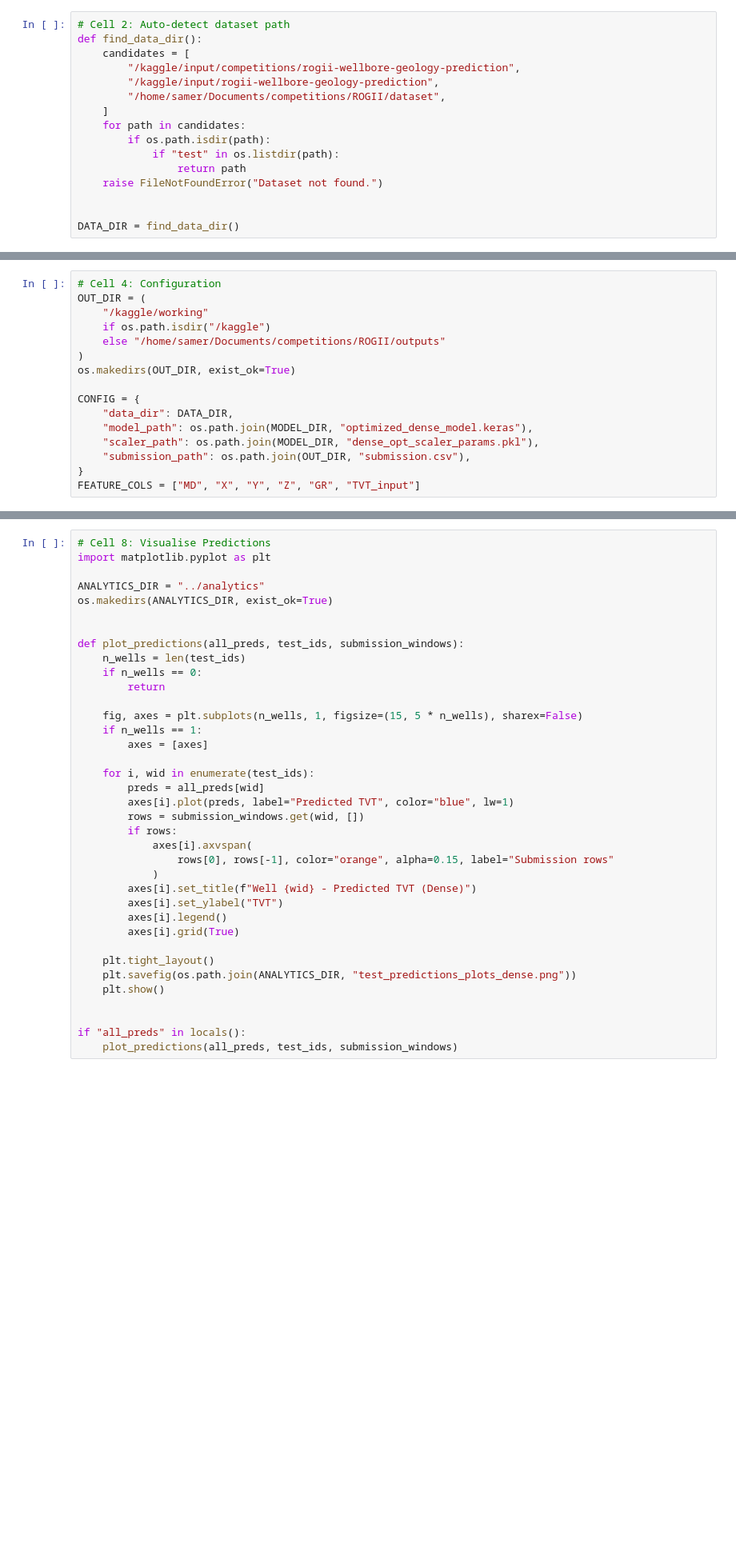
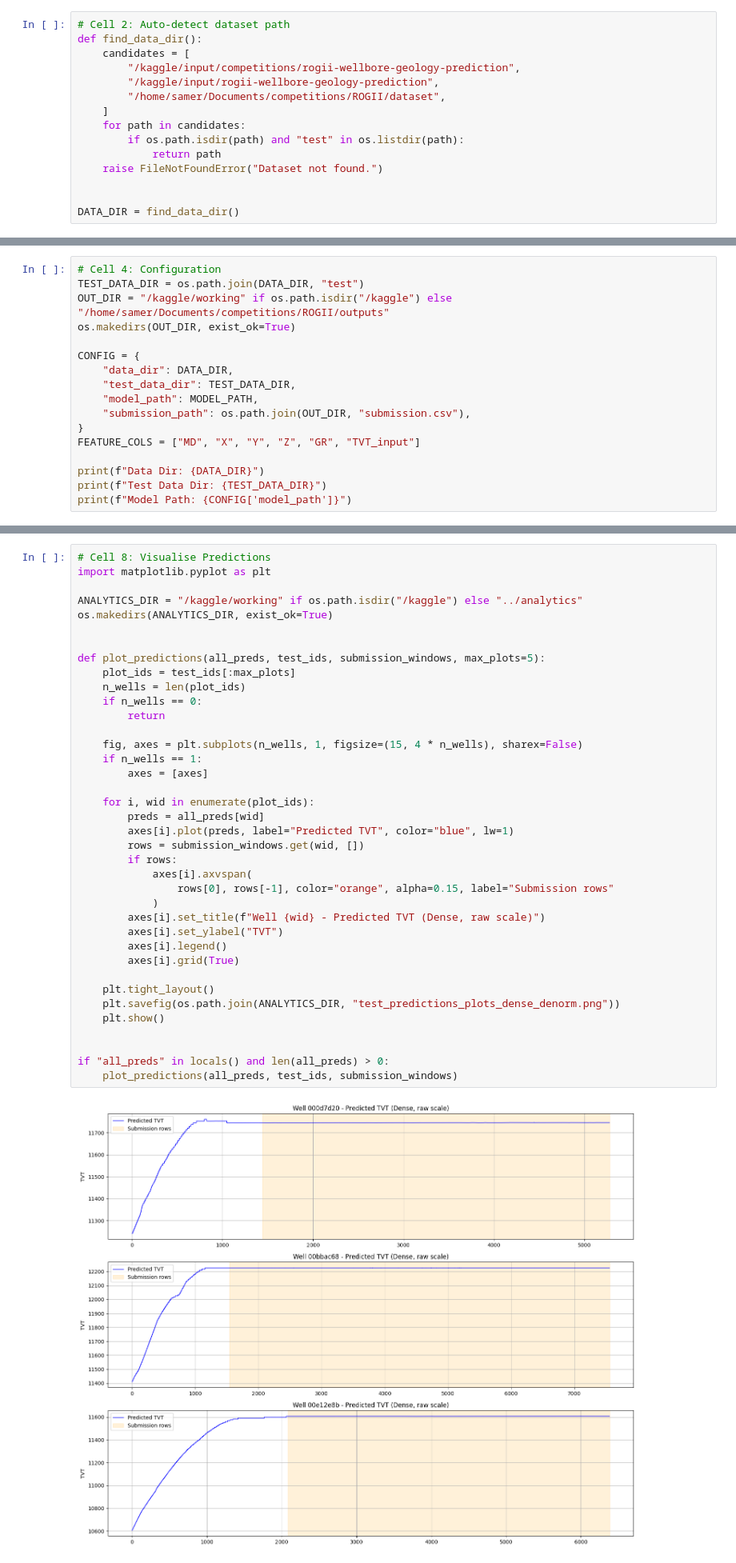
Before and after one commit to Samir-atra/rogii_dev, a Jupyter notebook: notebooks/02_lstm_inference_denorm.ipynb, the cells around one changed output, grey strips where cells are left out. Shown at 80% size. Drawn from its saved outputs; the diff is of its cells as text; blank space fills up the shorter version.

```diff
--- a/notebooks/02_lstm_inference_denorm.ipynb
+++ b/notebooks/02_lstm_inference_denorm.ipynb
@@ -35,9 +32,8 @@ def find_data_dir():
         "/home/samer/Documents/competitions/ROGII/dataset",
     ]
     for path in candidates:
-        if os.path.isdir(path):
-            if "test" in os.listdir(path):
-                return path
+        if os.path.isdir(path) and "test" in os.listdir(path):
+            return path
     raise FileNotFoundError("Dataset not found.")
 
 
@@ -69,16 +86,17 @@ print(f"Using model artifacts from: {MODEL_DIR}")
 # %%
 # Cell 4: Configuration
-OUT_DIR = (
-    "/kaggle/working"
-    if os.path.isdir("/kaggle")
-    else "/home/samer/Documents/competitions/ROGII/outputs"
-)
+TEST_DATA_DIR = os.path.join(DATA_DIR, "test")
+OUT_DIR = "/kaggle/working" if os.path.isdir("/kaggle") else "/home/samer/Documents/competitions/ROGII/outputs"
 os.makedirs(OUT_DIR, exist_ok=True)
 
 CONFIG = {
     "data_dir": DATA_DIR,
-    "model_path": os.path.join(MODEL_DIR, "optimized_dense_model.keras"),
-    "scaler_path": os.path.join(MODEL_DIR, "dense_opt_scaler_params.pkl"),
+    "test_data_dir": TEST_DATA_DIR,
+    "model_path": MODEL_PATH,
     "submission_path": os.path.join(OUT_DIR, "submission.csv"),
 }
 FEATURE_COLS = ["MD", "X", "Y", "Z", "GR", "TVT_input"]
+
+print(f"Data Dir: {DATA_DIR}")
+print(f"Test Data Dir: {TEST_DATA_DIR}")
+print(f"Model Path: {CONFIG['model_path']}")
@@ -207,37 +222,40 @@ print(
 # %%
 # Cell 8: Visualise Predictions
 import matplotlib.pyplot as plt
 
-ANALYTICS_DIR = "../analytics"
+ANALYTICS_DIR = "/kaggle/working" if os.path.isdir("/kaggle") else "../analytics"
 os.makedirs(ANALYTICS_DIR, exist_ok=True)
 
 
-def plot_predictions(all_preds, test_ids, submission_windows):
-    n_wells = len(test_ids)
+def plot_predictions(all_preds, test_ids, submission_windows, max_plots=5):
+    plot_ids = test_ids[:max_plots]
+    n_wells = len(plot_ids)
     if n_wells == 0:
         return
 
-    fig, axes = plt.subplots(n_wells, 1, figsize=(15, 5 * n_wells), sharex=False)
+    fig, axes = plt.subplots(n_wells, 1, figsize=(15, 4 * n_wells), sharex=False)
     if n_wells == 1:
         axes = [axes]
 
-    for i, wid in enumerate(test_ids):
+    for i, wid in enumerate(plot_ids):
         preds = all_preds[wid]
         axes[i].plot(preds, label="Predicted TVT", color="blue", lw=1)
         rows = submission_windows.get(wid, [])
         if rows:
             axes[i].axvspan(
                 rows[0], rows[-1], color="orange", alpha=0.15, label="Submission rows"
             )
-        axes[i].set_title(f"Well {wid} - Predicted TVT (Dense)")
+        axes[i].set_title(f"Well {wid} - Predicted TVT (Dense, raw scale)")
         axes[i].set_ylabel("TVT")
         axes[i].legend()
         axes[i].grid(True)
 
     plt.tight_layout()
-    plt.savefig(os.path.join(ANALYTICS_DIR, "test_predictions_plots_dense.png"))
+    plt.savefig(os.path.join(ANALYTICS_DIR, "test_predictions_plots_dense_denorm.png"))
     plt.show()
 
 
-if "all_preds" in locals():
+if "all_preds" in locals() and len(all_preds) > 0:
     plot_predictions(all_preds, test_ids, submission_windows)
+# %% [output]
+[figure, added]
```
Also changed, not shown: parts of 9 cells of this notebook, 12 other files.
